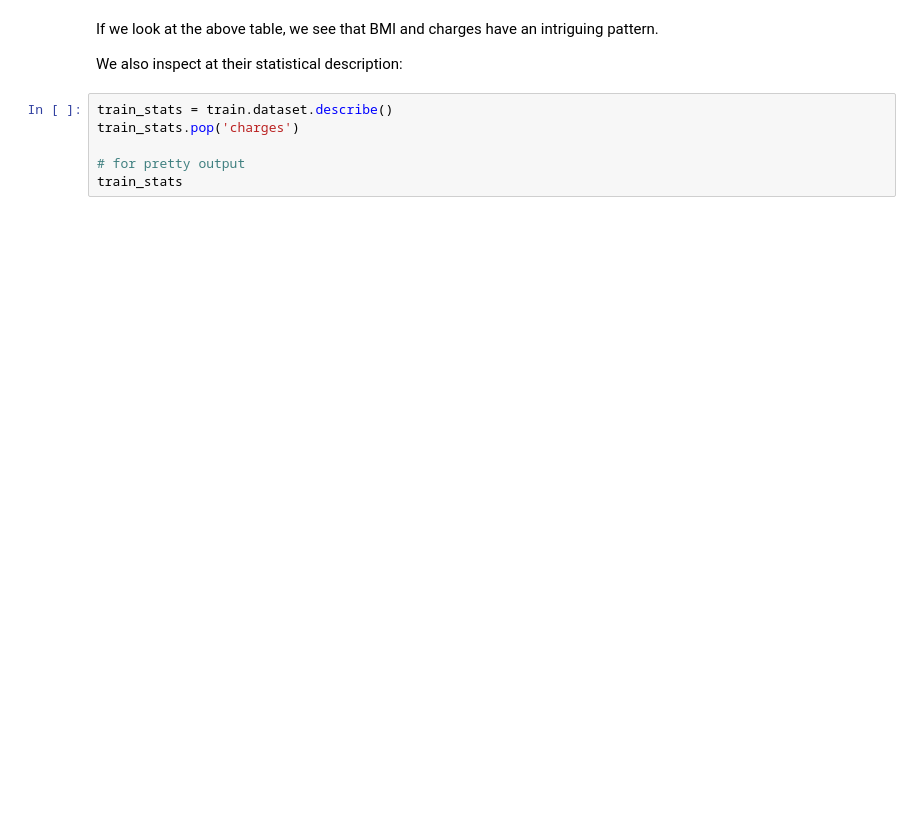
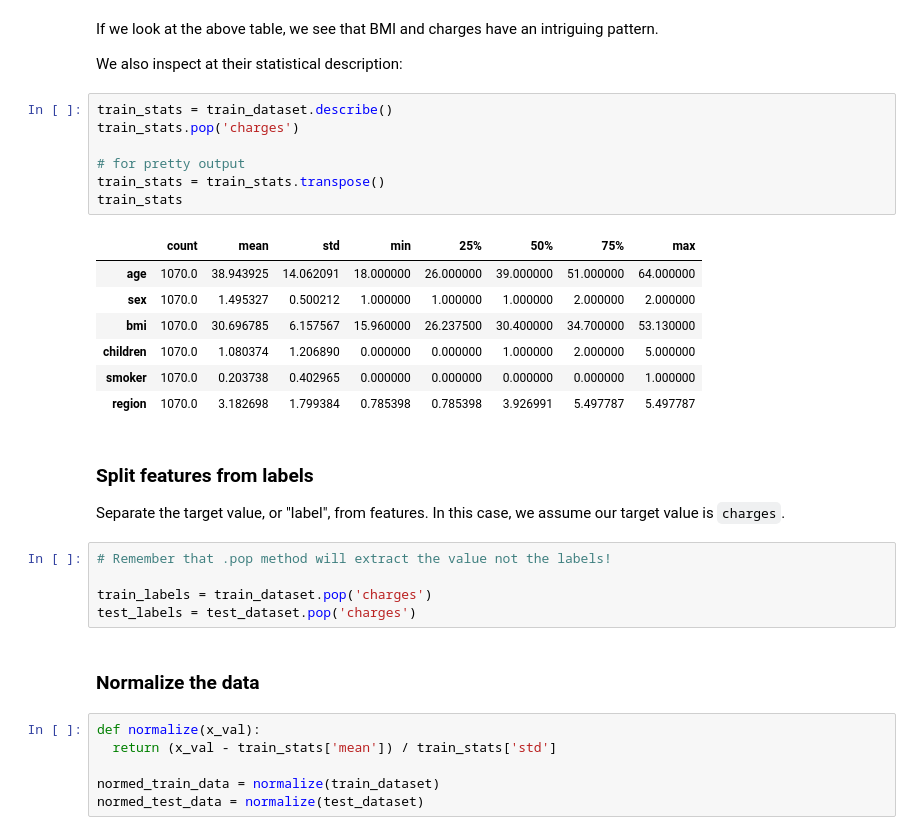
Before and after one commit to LugoBlogger/MLCC-Assignment-05, a Jupyter notebook: medical_cost_forecast.ipynb, the cells around one changed output. Drawn from its saved outputs; the diff is of its cells as text; blank space fills up the shorter version.

```diff
--- a/medical_cost_forecast.ipynb
+++ b/medical_cost_forecast.ipynb
@@ -140,8 +161,34 @@ If we look at the above table, we see that BMI and charges have an intriguing pa
 
 We also inspect at their statistical description:
 # %%
-train_stats = train.dataset.describe()
+train_stats = train_dataset.describe()
 train_stats.pop('charges')
 
 # for pretty output
+train_stats = train_stats.transpose()
 train_stats
+# %% [output]
+|  | count | mean | std | min | 25% | 50% | 75% | max |
+| age | 1070.0 | 38.943925 | 14.062091 | 18.000000 | 26.000000 | 39.000000 | 51.000000 | 64.000000 |
+| sex | 1070.0 | 1.495327 | 0.500212 | 1.000000 | 1.000000 | 1.000000 | 2.000000 | 2.000000 |
+| bmi | 1070.0 | 30.696785 | 6.157567 | 15.960000 | 26.237500 | 30.400000 | 34.700000 | 53.130000 |
+| children | 1070.0 | 1.080374 | 1.206890 | 0.000000 | 0.000000 | 1.000000 | 2.000000 | 5.000000 |
+| smoker | 1070.0 | 0.203738 | 0.402965 | 0.000000 | 0.000000 | 0.000000 | 0.000000 | 1.000000 |
+| region | 1070.0 | 3.182698 | 1.799384 | 0.785398 | 0.785398 | 3.926991 | 5.497787 | 5.497787 |
+# %% [markdown]
+### Split features from labels
+
+Separate the target value, or "label", from features. In this case, we assume our target value is `charges`.
+# %%
+# Remember that .pop method will extract the value not the labels!
+
+train_labels = train_dataset.pop('charges')
+test_labels = test_dataset.pop('charges')
+# %% [markdown]
+### Normalize the data
+# %%
+def normalize(x_val):
+  return (x_val - train_stats['mean']) / train_stats['std']
+
+normed_train_data = normalize(train_dataset)
+normed_test_data = normalize(test_dataset)
```
Also changed, not shown: parts of 3 cells of this notebook.
